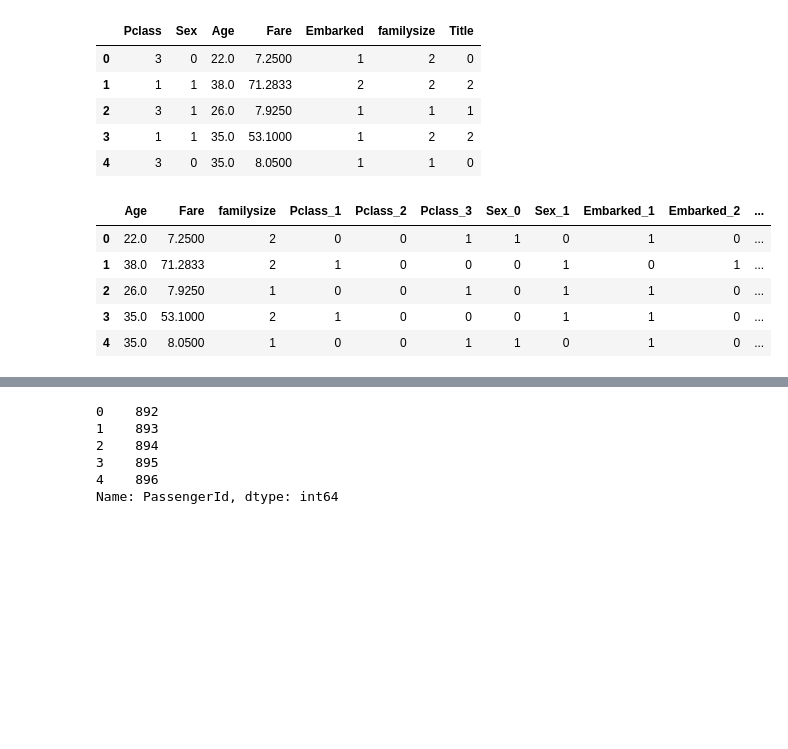
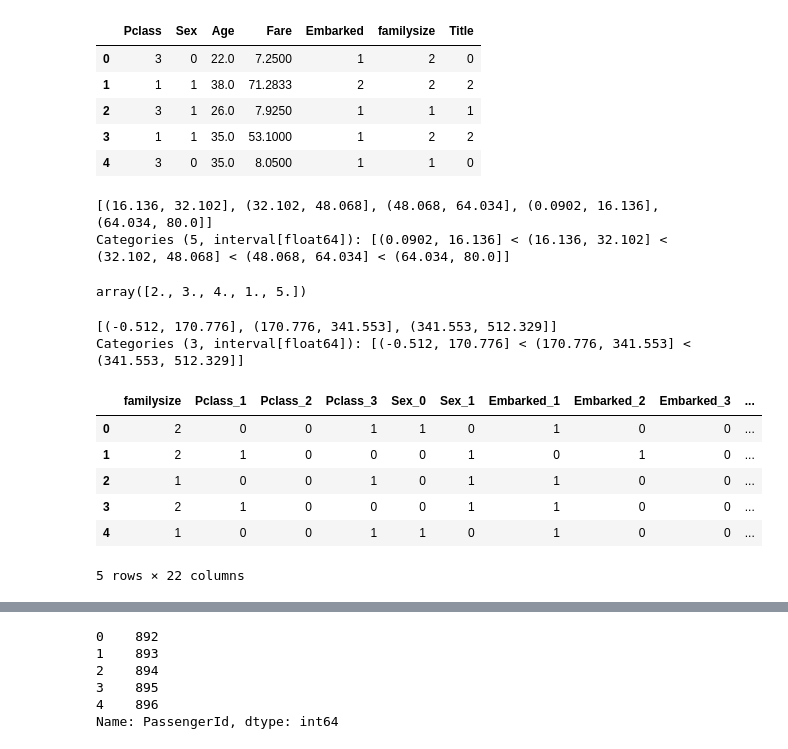
Before and after one commit to bhalalaparas/Titanic-Kaggle, a Jupyter notebook: titanic-kaggel.ipynb, the cells around one changed output, grey strips where cells are left out. Cells and saved outputs as stored; diff of their text form; code cells hidden in the pictures; blank space fills up the shorter version.

```diff
--- a/titanic-kaggel.ipynb
+++ b/titanic-kaggel.ipynb
@@ -229,16 +229,45 @@ combine.head()
 # %%
 x_train=combine.iloc[:trainrow]
 x_test=combine.iloc[trainrow:]
+# %%
+combine['Age_Band']=pd.cut(combine['Age'],5)
+combine['Age_Band'].unique()
+# %% [output]
+[(16.136, 32.102], (32.102, 48.068], (48.068, 64.034], (0.0902, 16.136], (64.034, 80.0]]
+Categories (5, interval[float64]): [(0.0902, 16.136] < (16.136, 32.102] < (32.102, 48.068] < (48.068, 64.034] < (64.034, 80.0]]
+# %%
+combine.loc[(combine['Age']<=16.136),'Age']=1
+combine.loc[(combine['Age']>16.136) & (combine['Age']<=32.102),'Age']=2
+combine.loc[(combine['Age']>32.102) & (combine['Age']<=48.068),'Age']=3
+combine.loc[(combine['Age']>48.068) & (combine['Age']<=64.034),'Age']=4
+combine.loc[(combine['Age']>64.034) & (combine['Age']<=80.),'Age']=5
+combine['Age'].unique()
+# %% [output]
+array([2., 3., 4., 1., 5.])
+# %%
+combine=combine.drop(['Age_Band'],1)
+# %%
+combine['Fare_Band']=pd.cut(combine['Fare'],3)
+combine['Fare_Band'].unique()
+# %% [output]
+[(-0.512, 170.776], (170.776, 341.553], (341.553, 512.329]]
+Categories (3, interval[float64]): [(-0.512, 170.776] < (170.776, 341.553] < (341.553, 512.329]]
+# %%
+combine.loc[(combine['Fare']<=170.776),'Fare']=1
+combine.loc[(combine['Fare']>170.776) & (combine['Fare']<=314.553),'Fare']=2
+combine.loc[(combine['Fare']>314.553) & (combine['Fare']<=512.329),'Fare']=3
+combine=combine.drop(['Fare_Band'],1)
 # %%
-combine=pd.get_dummies(columns=['Pclass','Sex','Embarked','Title'],data=combine)
+combine=pd.get_dummies(columns=['Pclass','Sex','Embarked','Title','Age','Fare'],data=combine)
 combine.head()
 # %% [output]
-|  | Age | Fare | familysize | Pclass_1 | Pclass_2 | Pclass_3 | Sex_0 | Sex_1 | Embarked_1 | Embarked_2 | ... |
-| 0 | 22.0 | 7.2500 | 2 | 0 | 0 | 1 | 1 | 0 | 1 | 0 | ... |
-| 1 | 38.0 | 71.2833 | 2 | 1 | 0 | 0 | 0 | 1 | 0 | 1 | ... |
-| 2 | 26.0 | 7.9250 | 1 | 0 | 0 | 1 | 0 | 1 | 1 | 0 | ... |
-| 3 | 35.0 | 53.1000 | 2 | 1 | 0 | 0 | 0 | 1 | 1 | 0 | ... |
-| 4 | 35.0 | 8.0500 | 1 | 0 | 0 | 1 | 1 | 0 | 1 | 0 | ... |
+|  | familysize | Pclass_1 | Pclass_2 | Pclass_3 | Sex_0 | Sex_1 | Embarked_1 | Embarked_2 | Embarked_3 | ... |
+| 0 | 2 | 0 | 0 | 1 | 1 | 0 | 1 | 0 | 0 | ... |
+| 1 | 2 | 1 | 0 | 0 | 0 | 1 | 0 | 1 | 0 | ... |
+| 2 | 1 | 0 | 0 | 1 | 0 | 1 | 1 | 0 | 0 | ... |
+| 3 | 2 | 1 | 0 | 0 | 0 | 1 | 1 | 0 | 0 | ... |
+| 4 | 1 | 0 | 0 | 1 | 1 | 0 | 1 | 0 | 0 | ... |
+5 rows × 22 columns
 # %%
 from sklearn.preprocessing import StandardScaler
 # %%
```
Also changed, not shown: parts of 8 cells of this notebook.
